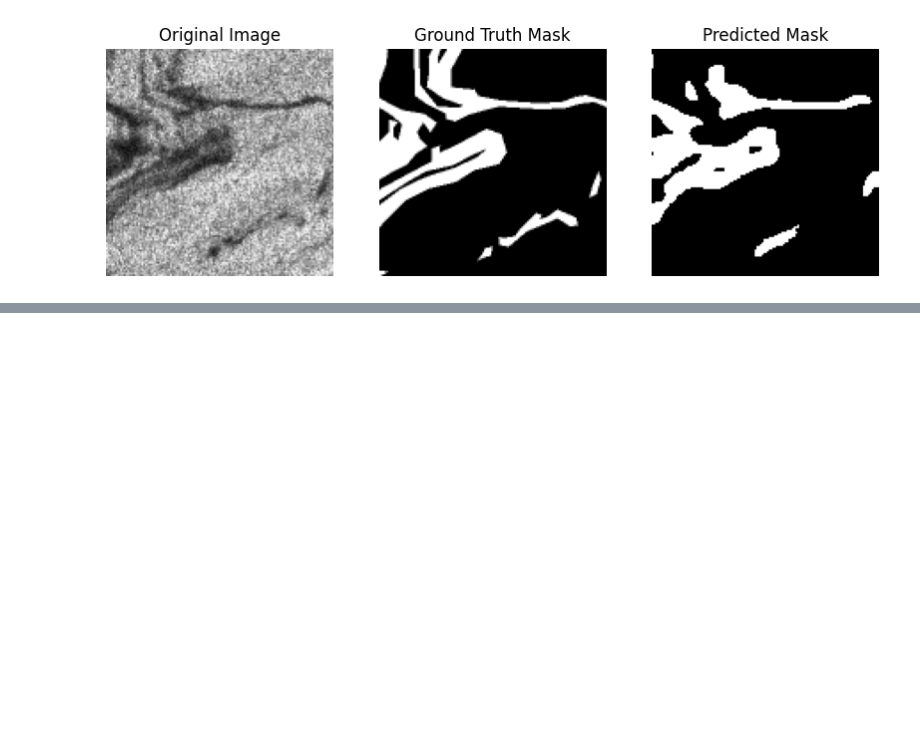
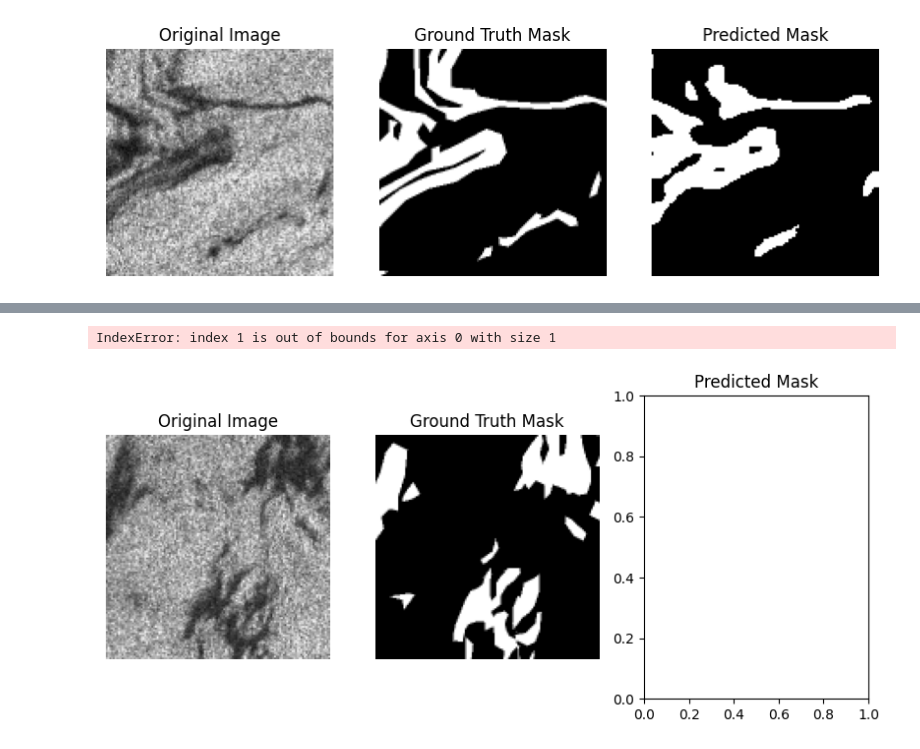
Before and after one commit to springboardmentor112r-Agri/Oil_Spill_Detection-, a Jupyter notebook: notebooks/oil_spill_detection.ipynb, the cells around one changed output, grey strips where cells are left out. Saved outputs shown, nothing was run; the diff lists cells and outputs as text; code cells hidden in the pictures; blank space fills up the shorter version.

```diff
--- a/notebooks/oil_spill_detection.ipynb
+++ b/notebooks/oil_spill_detection.ipynb
@@ -261,0 +268,31 @@ plt.show()
+# %%
+import matplotlib.pyplot as plt
+
+os.makedirs("../results/predictions", exist_ok=True)
+
+num_samples = 3  # keep small and clean
+
+for i in range(num_samples):
+    plt.figure(figsize=(10, 4))
+
+    plt.subplot(1, 3, 1)
+    plt.title("Original Image")
+    plt.imshow(X_val[i])
+    plt.axis("off")
+
+    plt.subplot(1, 3, 2)
+    plt.title("Ground Truth Mask")
+    plt.imshow(y_val[i].squeeze(), cmap="gray")
+    plt.axis("off")
+
+    plt.subplot(1, 3, 3)
+    plt.title("Predicted Mask")
+    plt.imshow((pred[i] > 0.5).squeeze(), cmap="gray")
+    plt.axis("off")
+
+    plt.tight_layout()
+    plt.savefig(f"../results/predictions/sample_{i}.png")
+    plt.close()
+# %% [output]
+IndexError: index 1 is out of bounds for axis 0 with size 1
+[figure, added]
```
Also changed, not shown: parts of 3 cells of this notebook, 3 other files.
